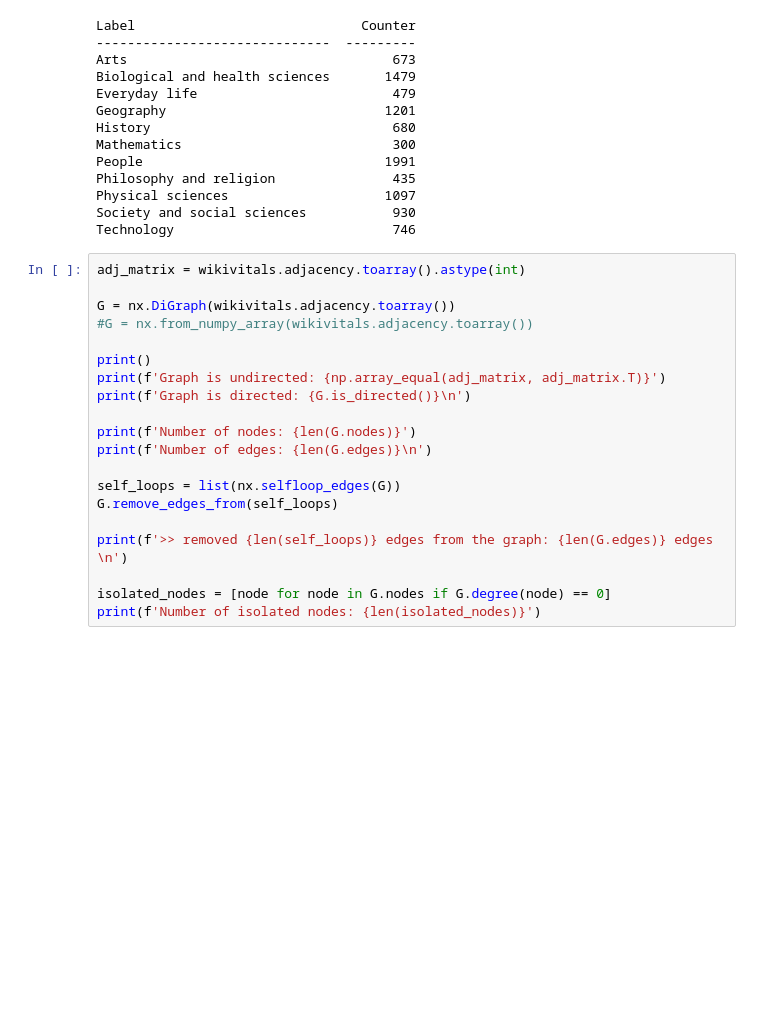
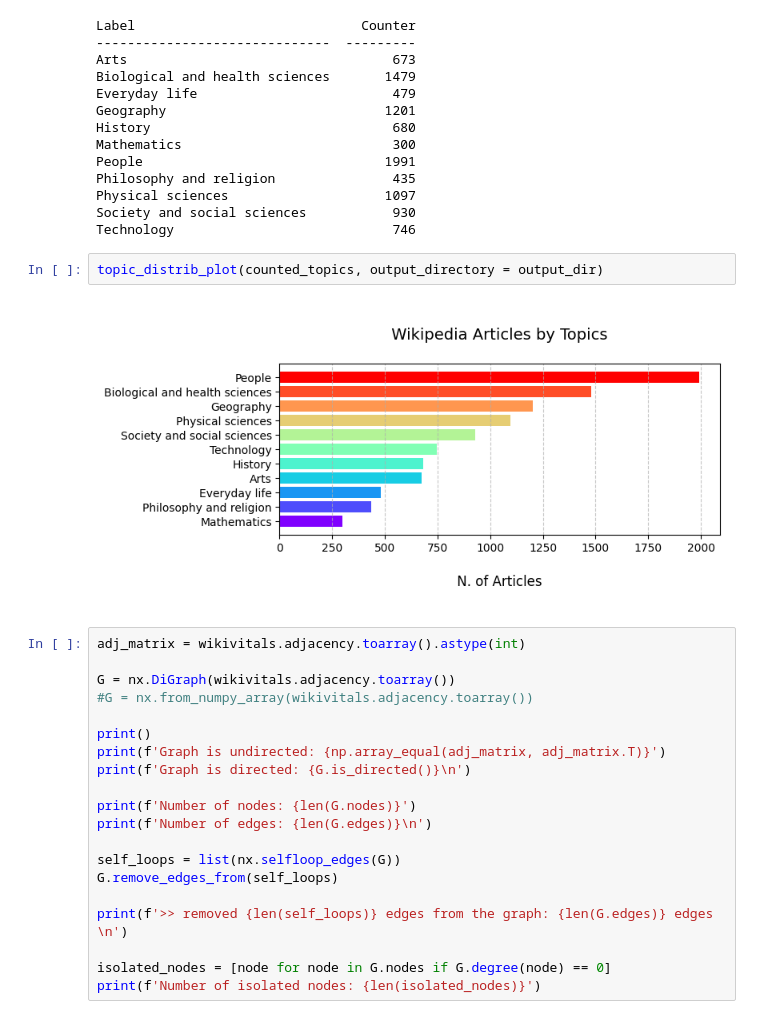
Before and after one commit to LM1997610/Social_Networks, a Jupyter notebook: Project/Untitled30.ipynb, the cells around one changed output. Drawn from its saved outputs; the diff is of its cells as text; blank space fills up the shorter version.

```diff
--- a/Project/Untitled30.ipynb
+++ b/Project/Untitled30.ipynb
@@ -63,6 +64,10 @@ Philosophy and religion               435
 Physical sciences                    1097
 Society and social sciences           930
 Technology                            746
+# %%
+topic_distrib_plot(counted_topics, output_directory = output_dir)
+# %% [output]
+[figure, added]
 # %%
 adj_matrix = wikivitals.adjacency.toarray().astype(int)
 
```
Also changed, not shown: parts of 5 cells of this notebook.
